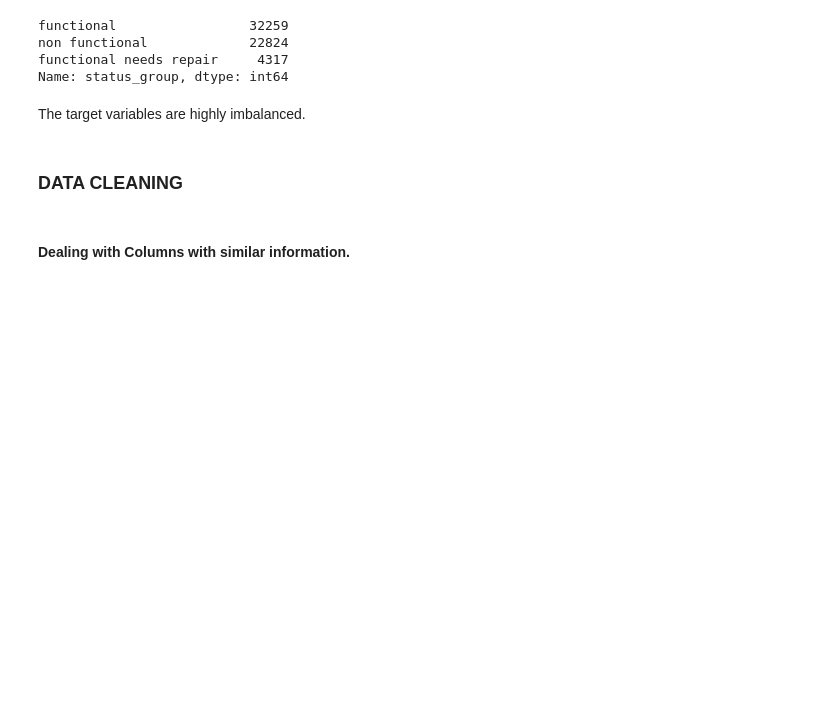
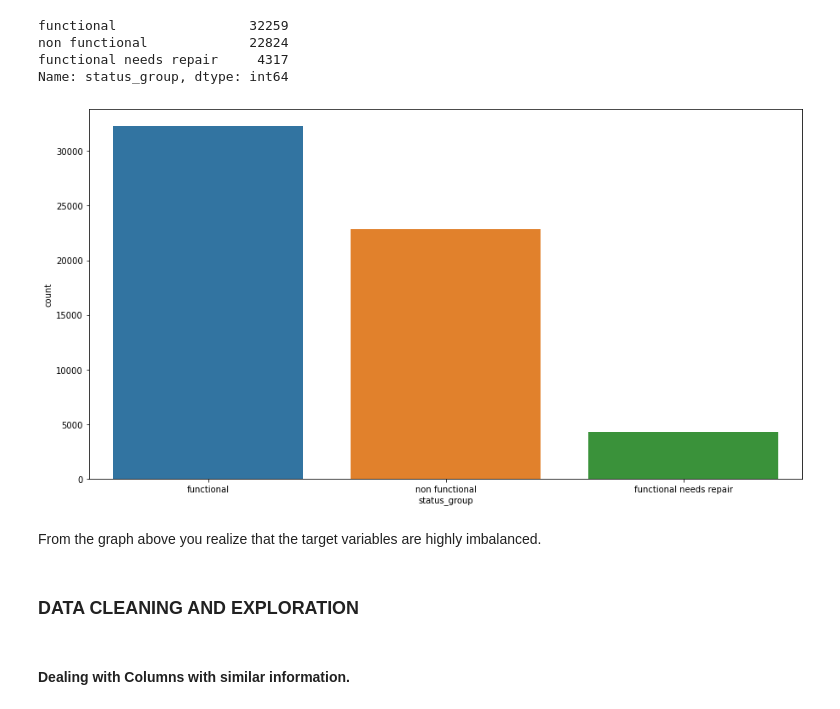
Before and after one commit to waitipeter/TANZANIA-WATER-WELLS-PROJECT, a Jupyter notebook: TanzaniaWaterWells (5).ipynb, the cells around one changed output. Drawn from its saved outputs; the diff is of its cells as text; code cells hidden in the pictures; blank space fills up the shorter version.

```diff
--- a/TanzaniaWaterWells (5).ipynb
+++ b/TanzaniaWaterWells (5).ipynb
@@ -201,10 +201,15 @@ functional                 32259
 non functional             22824
 functional needs repair     4317
 Name: status_group, dtype: int64
+# %%
+plt.figure(figsize=(15,8))
+ax = sns.countplot(x='status_group', data=df)
+# %% [output]
+[figure, added]
 # %% [markdown]
-The target variables are highly imbalanced.
+From the graph above you realize that the target variables are highly imbalanced.
 # %% [markdown]
-### DATA CLEANING
+### DATA CLEANING AND EXPLORATION
 # %% [markdown]
 #### Dealing with Columns with similar information.
 # %% [markdown]
```
Also changed, not shown: parts of 36 cells of this notebook, 2 other files.
